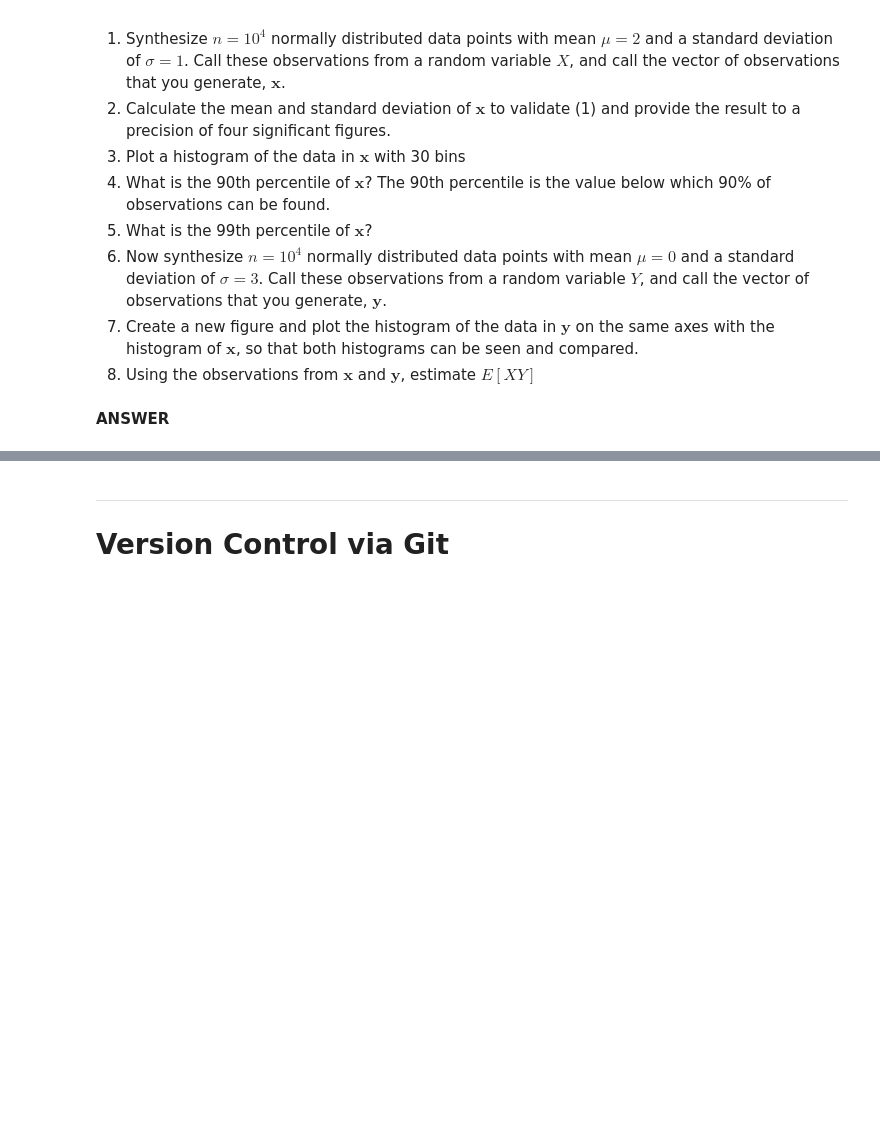
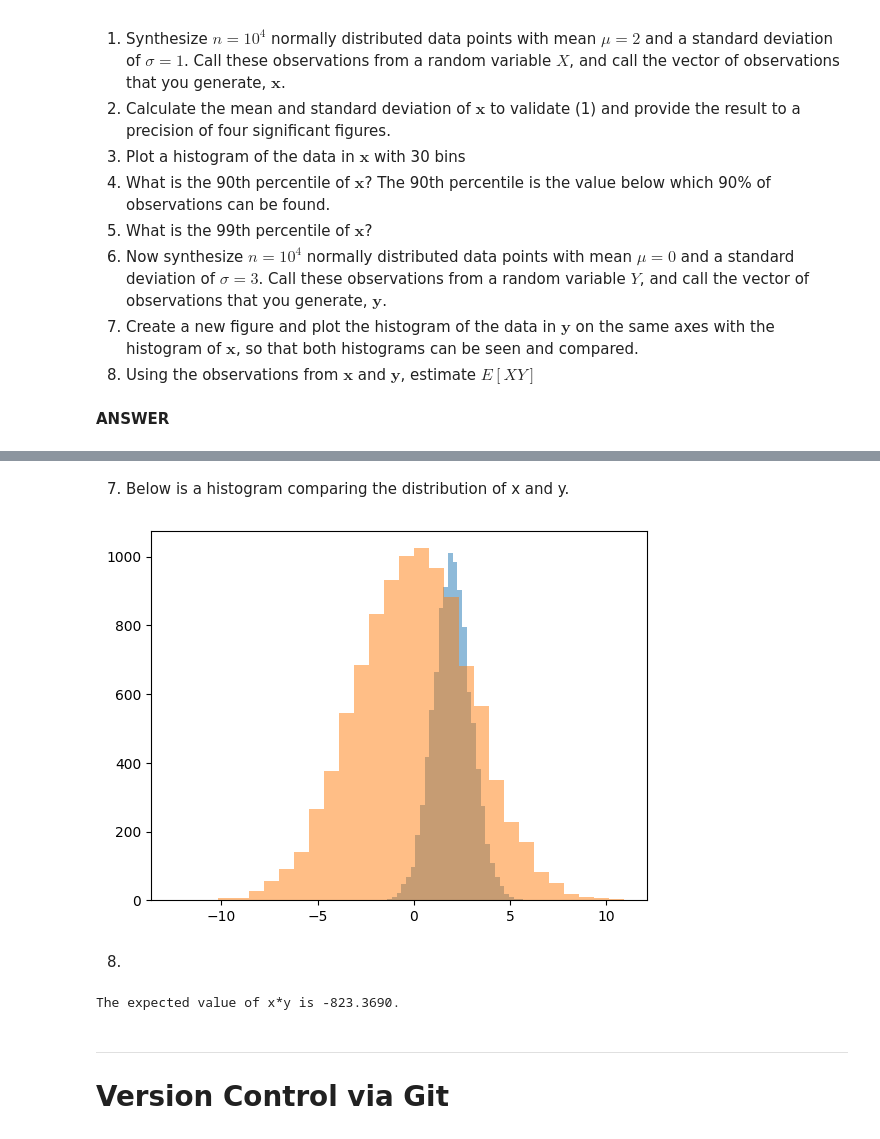
Before and after one commit to nick-carroll1/ids705, a Jupyter notebook: assignments/Assignment_1.ipynb, the cells around one changed output, grey strips where cells are left out. Drawn from its saved outputs; the diff is of its cells as text; code cells hidden in the pictures; blank space fills up the shorter version.

```diff
--- a/assignments/Assignment_1.ipynb
+++ b/assignments/Assignment_1.ipynb
@@ -451,3 +492,21 @@ The vectorized code is  343.17053 times faster than the nonvectorized code
+# %%
+mu_y = 0.0
+sigma_y = 3.0
+y = np.random.default_rng().normal(mu_y, sigma_y, 10_000)
+# %% [markdown]
+7. Below is a histogram comparing the distribution of x and y.
+# %%
+plt.hist(x, 30, alpha = .5)
+y_plot = plt.hist(y, 30, alpha = .5)
+plt.show()
+# %% [output]
+[figure, added]
+# %% [markdown]
+8.
+# %%
+print(f"The expected value of x*y is {np.mean(np.matmul(x,y)): .4f}.")
+# %% [output]
+The expected value of x*y is -823.3690.
 # %% [markdown]
 ---
 
```
Also changed, not shown: parts of 18 cells of this notebook.
